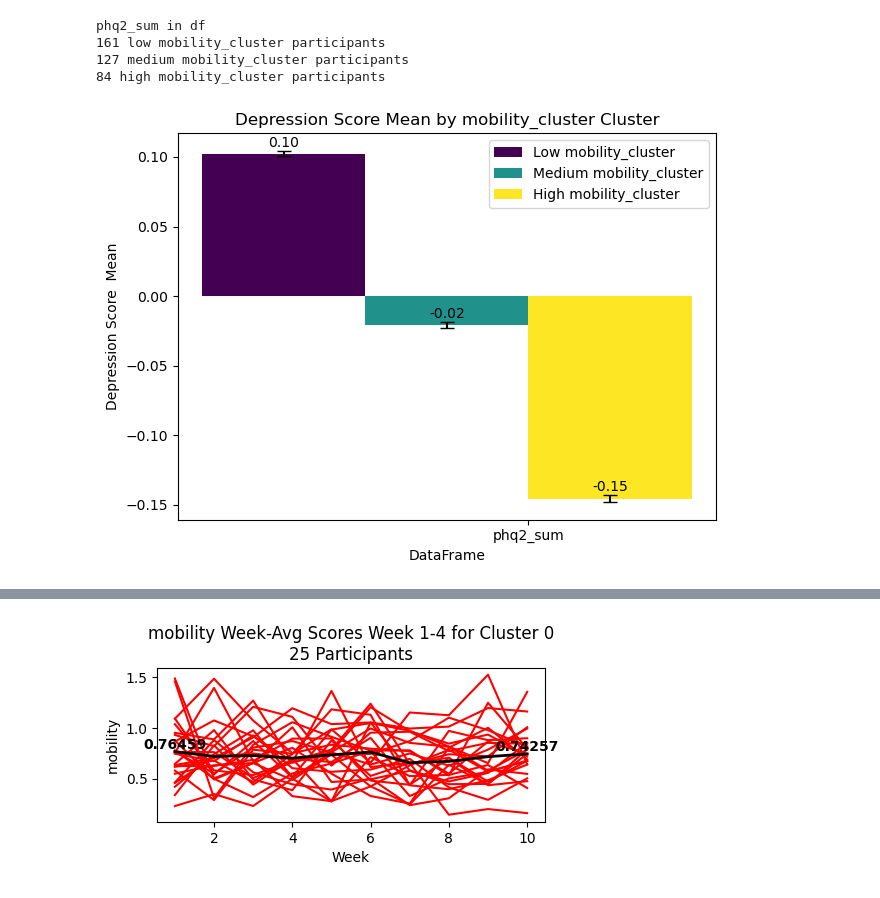
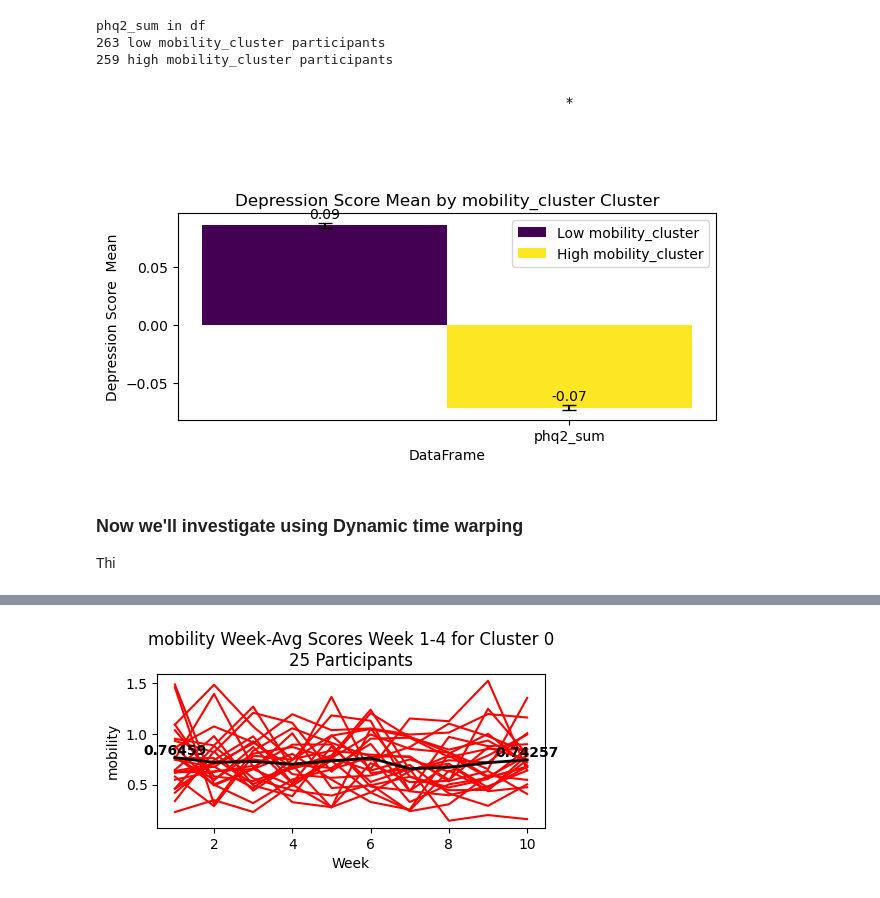
Before and after one commit to kaleyjoss/smartphone_sensor_predictive_modeling, a Jupyter notebook: notebooks/02_var_clustering.ipynb, the cells around one changed output, grey strips where cells are left out. Saved outputs shown, nothing was run; the diff lists cells and outputs as text; code cells hidden in the pictures.

Commit message:
var clustering updates

```diff
--- a/notebooks/02_var_clustering.ipynb
+++ b/notebooks/02_var_clustering.ipynb
@@ -232,30 +261,32 @@ Cluster map for IDs to mobility (7 clusters) saved to mobility7_map.csv
 # %%
 #### Visualize distribution of certain variables for different clusters (KMeans)
 
 cluster_label = cluster_var + "_cluster"
 # Dictionary to map cluster descriptions to cluster numbers
 cluster_keys = {
-    "low": 2,
-    #"medium_low": 3,
-    "medium": 0,
-    # "medium_high": 2,
+    "low": 0,
+    # "medium_low": 3,
+    # "medium": 0,
+    #  "medium_high": 2,
     "high":1
     # Add more mappings as needed, e.g., "med high": 0, "med": 1, "med low": 2, "low": 3
 }
 n_clusters = len(cluster_keys.keys())
 # Initialize the cluster df by merging the cluster id-to-cluster mapping into the large df
 cluster_map = pd.read_csv(os.path.join(brighten_dir, f'{cluster_var}{n_clusters}_map.csv'))
 df = pd.read_csv(os.path.join(brighten_dir, f'v1_day_res.csv'))
 df_with_cluster = df.merge(cluster_map, on=['num_id'], how='outer')
 
 # Variable to compare
 y_var, y_var_name = 'phq2_sum', 'Depression Score' #mood_1, sds_1, sds_2, sds_3, phq9_sum, phq2_sum
 vis.plot_var_for_cluster(df_with_cluster, cluster_keys, cluster_var, cluster_label, y_var, y_var_name)
 # %% [output]
 phq2_sum in df
-161 low mobility_cluster participants
-127 medium mobility_cluster participants
-84 high mobility_cluster participants
+263 low mobility_cluster participants
+259 high mobility_cluster participants
-[figure, old version]
+[figure, new version]
+# %% [markdown]
+### Now we'll investigate using Dynamic time warping
+Thi
 # %%
 graph_df = pd.read_csv(os.path.join(brighten_dir, f'{cluster_var}{n_clusters}_map.csv'))
```
Also changed, not shown: parts of 5 cells of this notebook, 4 other files.
